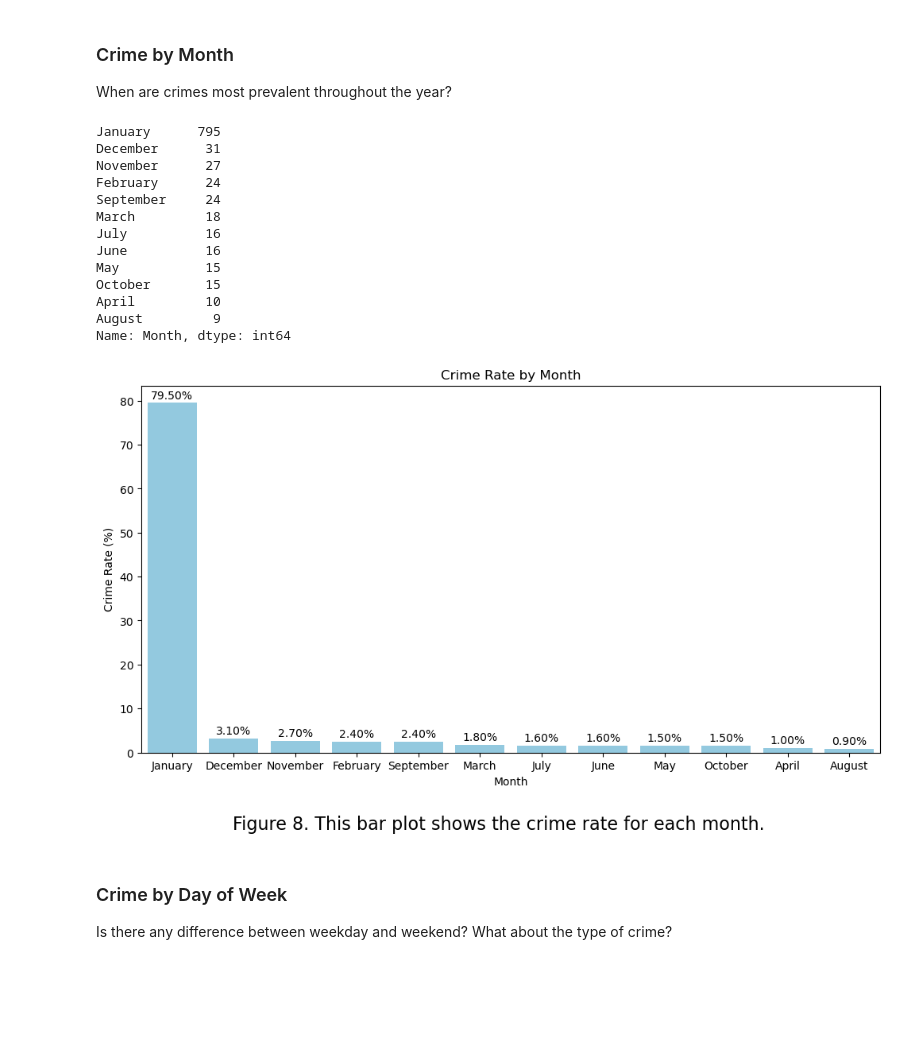
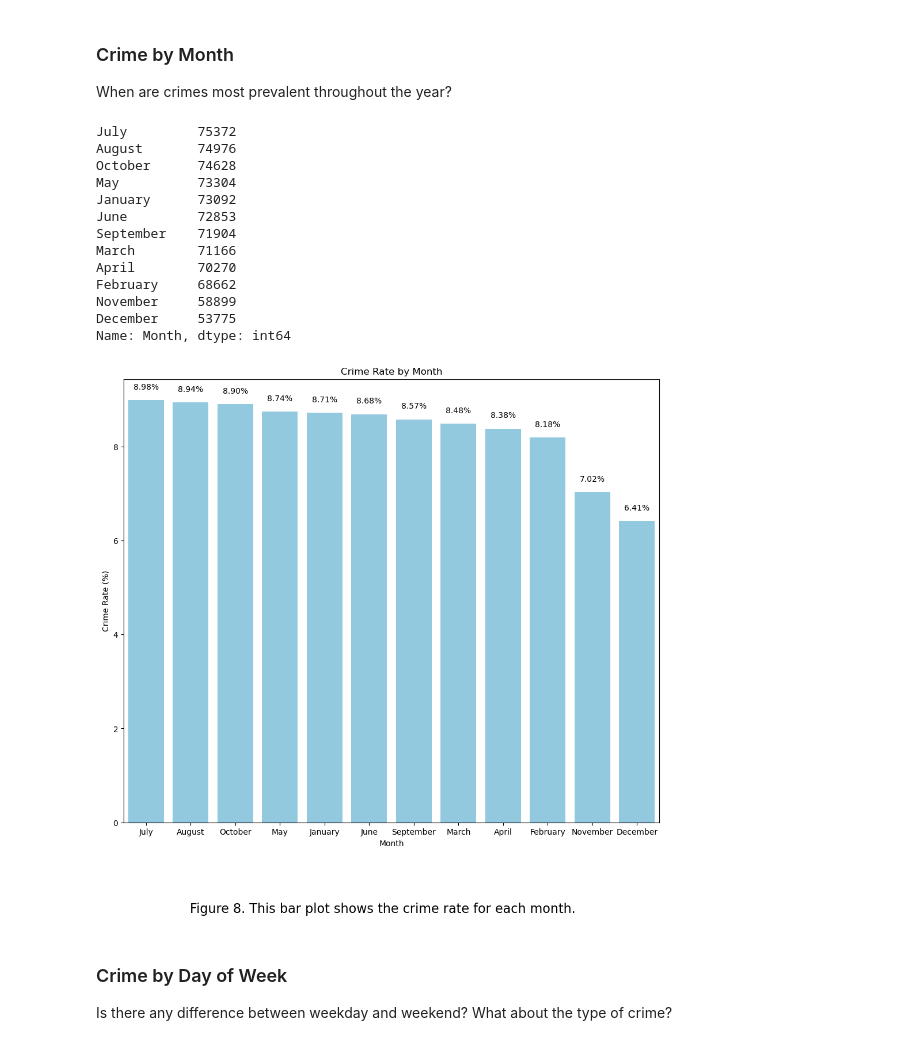
Before and after one commit to apatino16/LA_Crime_Data_Analysis_Project, a Jupyter notebook: src/Data_Analysis.ipynb, the cells around one changed output. Drawn from its saved outputs; the diff is of its cells as text; code cells hidden in the pictures; blank space fills up the shorter version.

```diff
--- a/src/Data_Analysis.ipynb
+++ b/src/Data_Analysis.ipynb
@@ -142,17 +147,17 @@ memory usage: 203.3+ KB
 ## Data Cleaning
 # %%
 # Convert the columns in the 'crime' DataFrame to the correct data type
-crime['date_rptd'] = crime['date_rptd'].astype('datetime64[ns]')
-crime['date_occ'] = crime['date_occ'].astype('datetime64[ns]')
+crime['Date Rptd'] = crime['Date Rptd'].astype('datetime64[ns]')
+crime['DATE OCC'] = crime['DATE OCC'].astype('datetime64[ns]')
 # %%
 # Convert 'TIME OCC' column to string type
-crime['time_occ'] = crime['time_occ'].astype(str)
+crime['TIME OCC'] = crime['TIME OCC'].astype(str)
 
 # Ensure all times are of length 4, filling with leading zeroes if necessary
-crime['time_occ'] = crime['time_occ'].str.zfill(4)
+crime['TIME OCC'] = crime['TIME OCC'].str.zfill(4)
 
 # Insert a colon ':' between hours and minutes
-crime['time_occ'] = crime['time_occ'].str.replace(r'(\d{2})(\d{2})', r'\1:\2', regex=True)
+crime['TIME OCC'] = crime['TIME OCC'].str.replace(r'(\d{2})(\d{2})', r'\1:\2', regex=True)
 # %%
 # Display info after conversion
 crime.info()
@@ -239,7 +238,7 @@ cross_street      744
 dtype: int64
 # %%
 # Dropping the 'cross_street' column since there is 742 missing entries out of 1000,no crucial for my data analysis
-crime.drop(columns=['cross_street'], inplace=True)
+# crime.drop(columns=['cross_street'], inplace=True)
 # %% [markdown]
 ## Data Analysis
 # %% [markdown]
@@ -505,7 +514,7 @@ When are crimes most prevalent throughout the year?
 # Group incidents by month
 
 # Extract month from 'DATE OCC' and create a new 'Month' column
-crime['Month'] = crime['date_occ'].dt.month_name()
+crime['Month'] = crime['DATE OCC'].dt.month_name()
 
 # Group incidents by month
 crimes_by_month = crime['Month'].value_counts()
@@ -515,50 +524,50 @@ crime_rate_by_month = (crimes_by_month / len(crime)) * 100
 
 print(crimes_by_month)
 # %% [output]
-January      795
-December      31
-November      27
-February      24
-September     24
-March         18
-July          16
-June          16
-May           15
-October       15
-April         10
-August         9
+July         75372
+August       74976
+October      74628
+May          73304
+January      73092
+June         72853
+September    71904
+March        71166
+April        70270
+February     68662
+November     58899
+December     53775
 Name: Month, dtype: int64
 # %%
 # Extract month from 'DATE OCC' and create a new 'Month' column
-crime['Month'] = crime['date_occ'].dt.month_name()
+crime['Month'] = crime['DATE OCC'].dt.month_name()
 
 # Group incidents by month
 crimes_by_month = crime['Month'].value_counts()
 
 # Calculate the crime rate for each month
 crime_rate_by_month = (crimes_by_month / len(crime)) * 100
 
 # Plotting crime rate by month using Seaborn
-plt.figure(figsize=(12, 6))
+plt.figure(figsize=(12, 10))
 sns.barplot(x=crime_rate_by_month.index, y=crime_rate_by_month.values, color='skyblue')
 
 # Display count values on top of each bar
 for index, value in enumerate(crime_rate_by_month):
-    plt.text(index, value + 0.5, f'{value:.2f}%', ha='center', va='bottom')
+    plt.text(index, value + 0.2, f'{value:.2f}%', ha='center', va='bottom')
 
 plt.title('Crime Rate by Month')
 plt.xlabel('Month')
 plt.ylabel('Crime Rate (%)')
 
-# Adding a description to the wordcloud
+# Adding a description to the bar graph
 plt.text(0.5, -0.04, "Figure 8. This bar plot shows the crime rate for each month.", ha='center', va='center', fontsize=16, transform=plt.gcf().transFigure)
 
 # Save the plot as a PNG file
 plt.savefig('../reports/figures/crime_rate_by_month.png', bbox_inches='tight')
 
 plt.show()
 # %% [output]
-[figure, old version]
+[figure, new version]
 # %% [markdown]
 ### Crime by Day of Week
 
```
Also changed, not shown: parts of 38 cells of this notebook, 13 other files.
